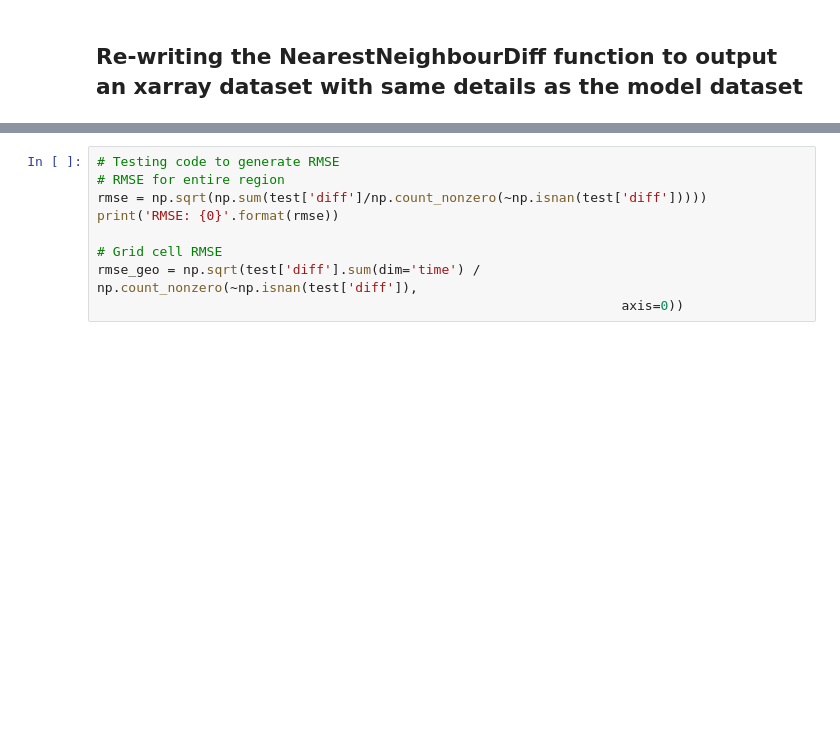
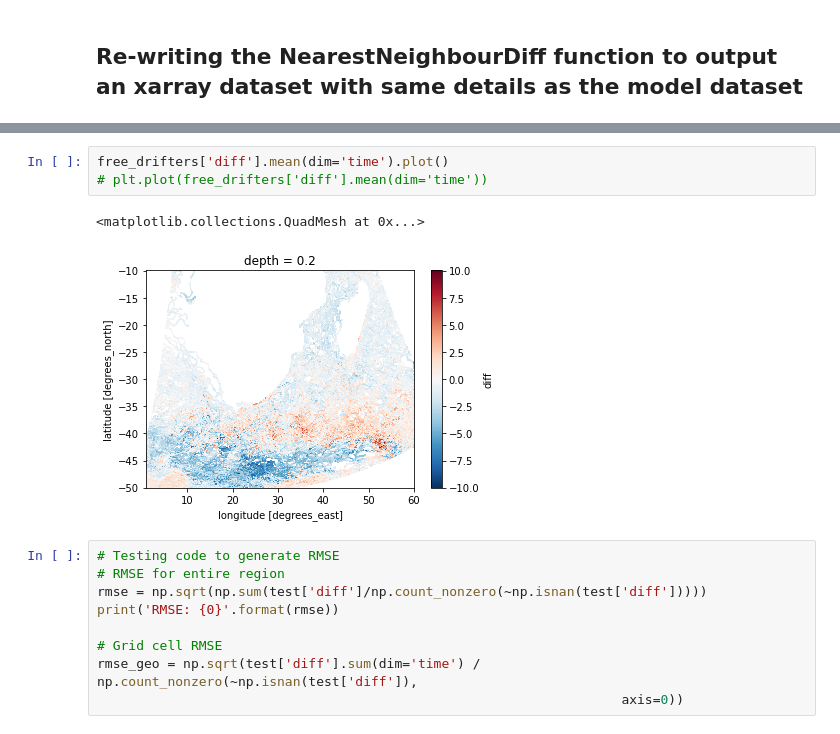
Before and after one commit to HarryLuyt/paper1_scripts, a Jupyter notebook: Scripts/HYCOM_Drifter_SST_comparison.ipynb, the cells around one changed output, grey strips where cells are left out. Saved outputs shown, nothing was run; the diff lists cells and outputs as text; blank space fills up the shorter version.

```diff
--- a/Scripts/HYCOM_Drifter_SST_comparison.ipynb
+++ b/Scripts/HYCOM_Drifter_SST_comparison.ipynb
@@ -254,3 +297,9 @@ Tree query completed for 2012-03-31 00:00:00.
+# %%
+free_drifters['diff'].mean(dim='time').plot()
+# plt.plot(free_drifters['diff'].mean(dim='time'))
+# %% [output]
+<matplotlib.collections.QuadMesh at 0x...>
+[figure, added]
 # %%
 # Testing code to generate RMSE
 # RMSE for entire region
```
Also changed, not shown: parts of 7 cells of this notebook.
